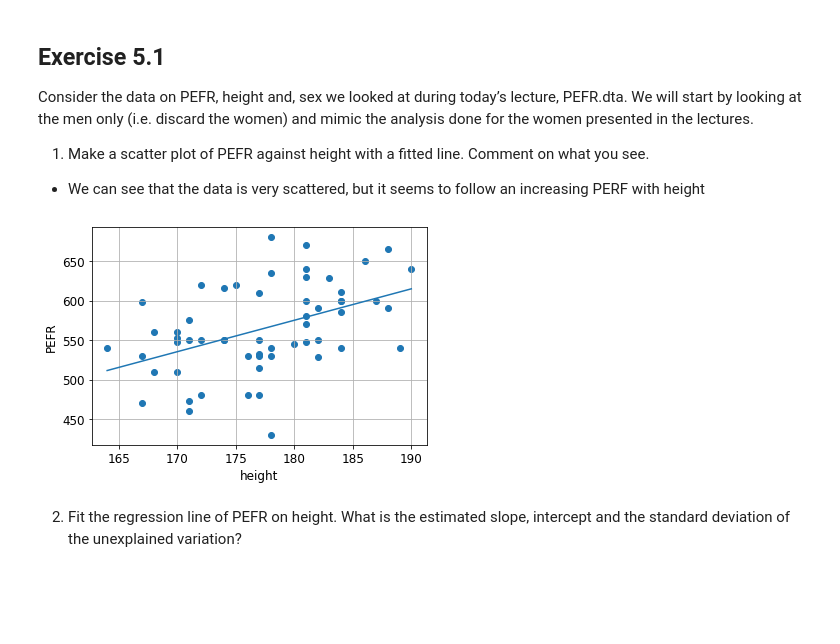
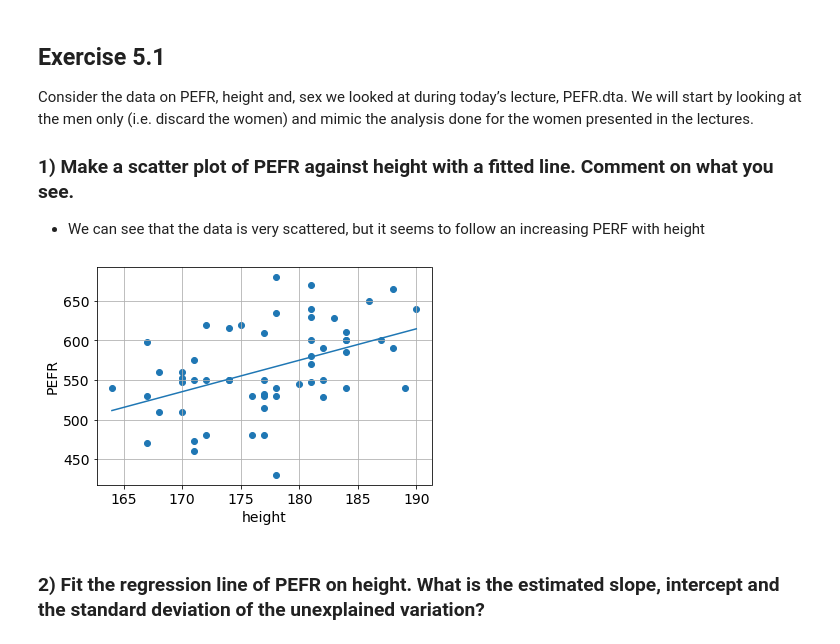
Before and after one commit to liavaldetaro/Biostatistics, a Jupyter notebook: day_5_exercise_1.ipynb, the cells around one changed output. Cells and saved outputs as stored; diff of their text form; code cells hidden in the pictures; blank space fills up the shorter version.

```diff
--- a/day_5_exercise_1.ipynb
+++ b/day_5_exercise_1.ipynb
@@ -14,31 +30,29 @@ import scipy as sc
 Consider the data on PEFR, height and, sex we looked at during today’s lecture,
 PEFR.dta. We will start by looking at the men only (i.e. discard the women) and mimic
 the analysis done for the women presented in the lectures.
-1. Make a scatter plot of PEFR against height with a fitted line.
-Comment on what you see.
+### 1) Make a scatter plot of PEFR against height with a fitted line. Comment on what you see.
  - We can see that the data is very scattered, but it seems to
  follow an increasing  PERF with height
 # %%
 PEFR = pd.read_csv('data/PEFR.csv', sep=',', na_values=".")
 PEFR_male = PEFR.loc[PEFR['sex'] == 'male']
 
 # linear regression fit
 slope, intercept, r_value, p_value, std_err = stats.linregress(PEFR_male['height'],PEFR_male['PEFR'])
 
-plt.rcParams.update({'font.size': 12})
+plt.rcParams.update({'font.size': 14})
 fig, ax = plt.subplots(1, 1)
 ax.scatter(PEFR_male['height'], PEFR_male['PEFR'])
 x = np.linspace(np.amin(PEFR_male['height']), np.amax(PEFR_male['height']))
 ax.plot(x, slope*x+intercept)
 ax.set_ylabel('PEFR')
 ax.set_xlabel('height')
 ax.grid()
 plt.show()
 # %% [output]
-[figure, old version]
+[figure, new version]
 # %% [markdown]
-2. Fit the regression line of PEFR on height. What is the estimated slope, intercept and
-the standard deviation of the unexplained variation?
+### 2) Fit the regression line of PEFR on height. What is the estimated slope, intercept and the standard deviation of the unexplained variation?
 # %%
 X = sm.add_constant(PEFR_male['height'])
 Y = PEFR_male['PEFR']
```
Also changed, not shown: parts of 16 cells of this notebook, 3 other files.
